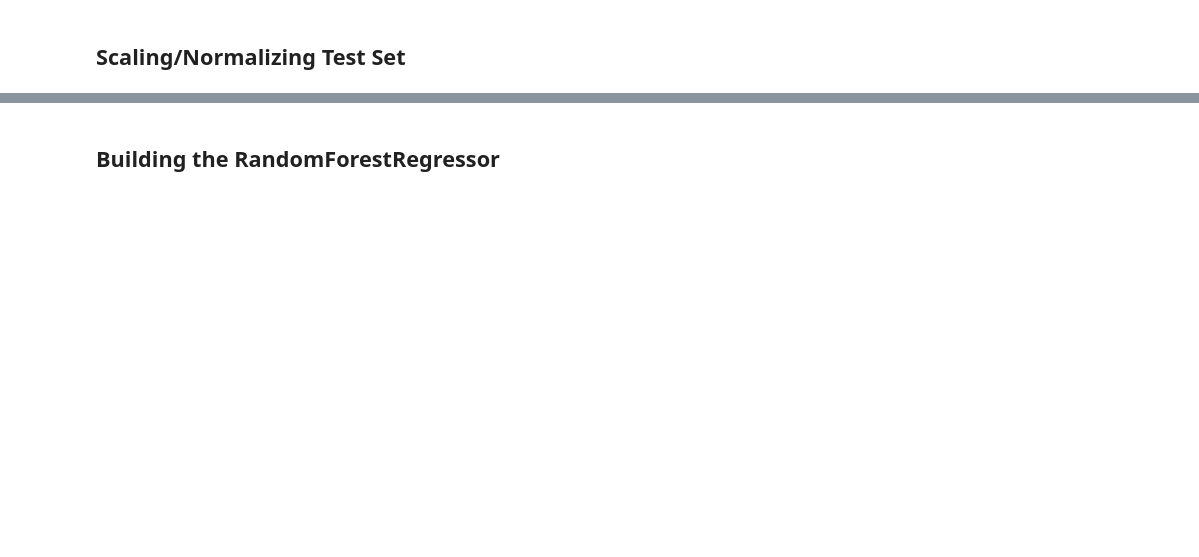
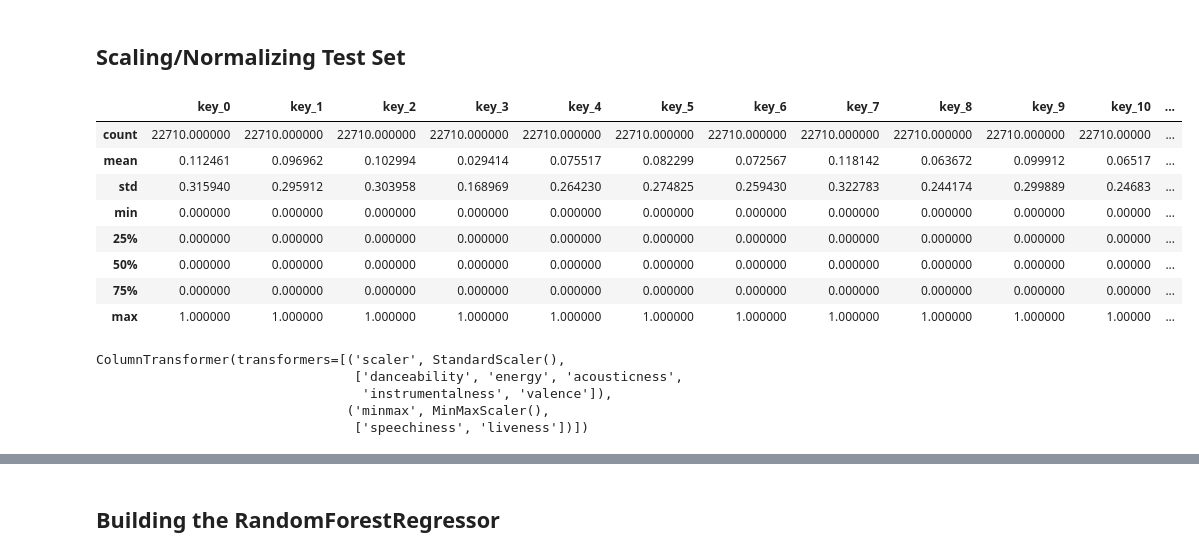
Before and after one commit to tomgrbz/ds3000phase4, a Jupyter notebook: Inital_EDA.ipynb, the cells around one changed output, grey strips where cells are left out. Drawn from its saved outputs; the diff is of its cells as text; code cells hidden in the pictures; blank space fills up the shorter version.

```diff
--- a/Inital_EDA.ipynb
+++ b/Inital_EDA.ipynb
@@ -271,2 +355,19 @@ X_train.describe()
 # %% [markdown]
 ## Scaling/Normalizing Test Set
+# %%
+one = OneHotEncoder()
+copye = X_test[['key']].copy()
+encoded_column = one.fit_transform(copye)
+encoded_column_feature_names = one.get_feature_names_out(['key'])
+df_encoded_column = pd.DataFrame(encoded_column.toarray(), columns=encoded_column_feature_names)
+df_encoded_column.describe()
+# %% [output]
+|  | key_0 | key_1 | key_2 | key_3 | key_4 | key_5 | key_6 | key_7 | key_8 | key_9 | key_10 | ... |
+| count | 22710.000000 | 22710.000000 | 22710.000000 | 22710.000000 | 22710.000000 | 22710.000000 | 22710.000000 | 22710.000000 | 22710.000000 | 22710.000000 | 22710.00000 | ... |
+| mean | 0.112461 | 0.096962 | 0.102994 | 0.029414 | 0.075517 | 0.082299 | 0.072567 | 0.118142 | 0.063672 | 0.099912 | 0.06517 | ... |
+| std | 0.315940 | 0.295912 | 0.303958 | 0.168969 | 0.264230 | 0.274825 | 0.259430 | 0.322783 | 0.244174 | 0.299889 | 0.24683 | ... |
+| min | 0.000000 | 0.000000 | 0.000000 | 0.000000 | 0.000000 | 0.000000 | 0.000000 | 0.000000 | 0.000000 | 0.000000 | 0.00000 | ... |
+| 25% | 0.000000 | 0.000000 | 0.000000 | 0.000000 | 0.000000 | 0.000000 | 0.000000 | 0.000000 | 0.000000 | 0.000000 | 0.00000 | ... |
+| 50% | 0.000000 | 0.000000 | 0.000000 | 0.000000 | 0.000000 | 0.000000 | 0.000000 | 0.000000 | 0.000000 | 0.000000 | 0.00000 | ... |
+| 75% | 0.000000 | 0.000000 | 0.000000 | 0.000000 | 0.000000 | 0.000000 | 0.000000 | 0.000000 | 0.000000 | 0.000000 | 0.00000 | ... |
+| max | 1.000000 | 1.000000 | 1.000000 | 1.000000 | 1.000000 | 1.000000 | 1.000000 | 1.000000 | 1.000000 | 1.000000 | 1.00000 | ... |
@@ -272,0 +380,8 @@ X_train.describe()
+# %%
+ct.fit(X_test)
+# %% [output]
+ColumnTransformer(transformers=[('scaler', StandardScaler(),
+                                 ['danceability', 'energy', 'acousticness',
+                                  'instrumentalness', 'valence']),
+                                ('minmax', MinMaxScaler(),
+                                 ['speechiness', 'liveness'])])
```
Also changed, not shown: parts of 53 cells of this notebook.
